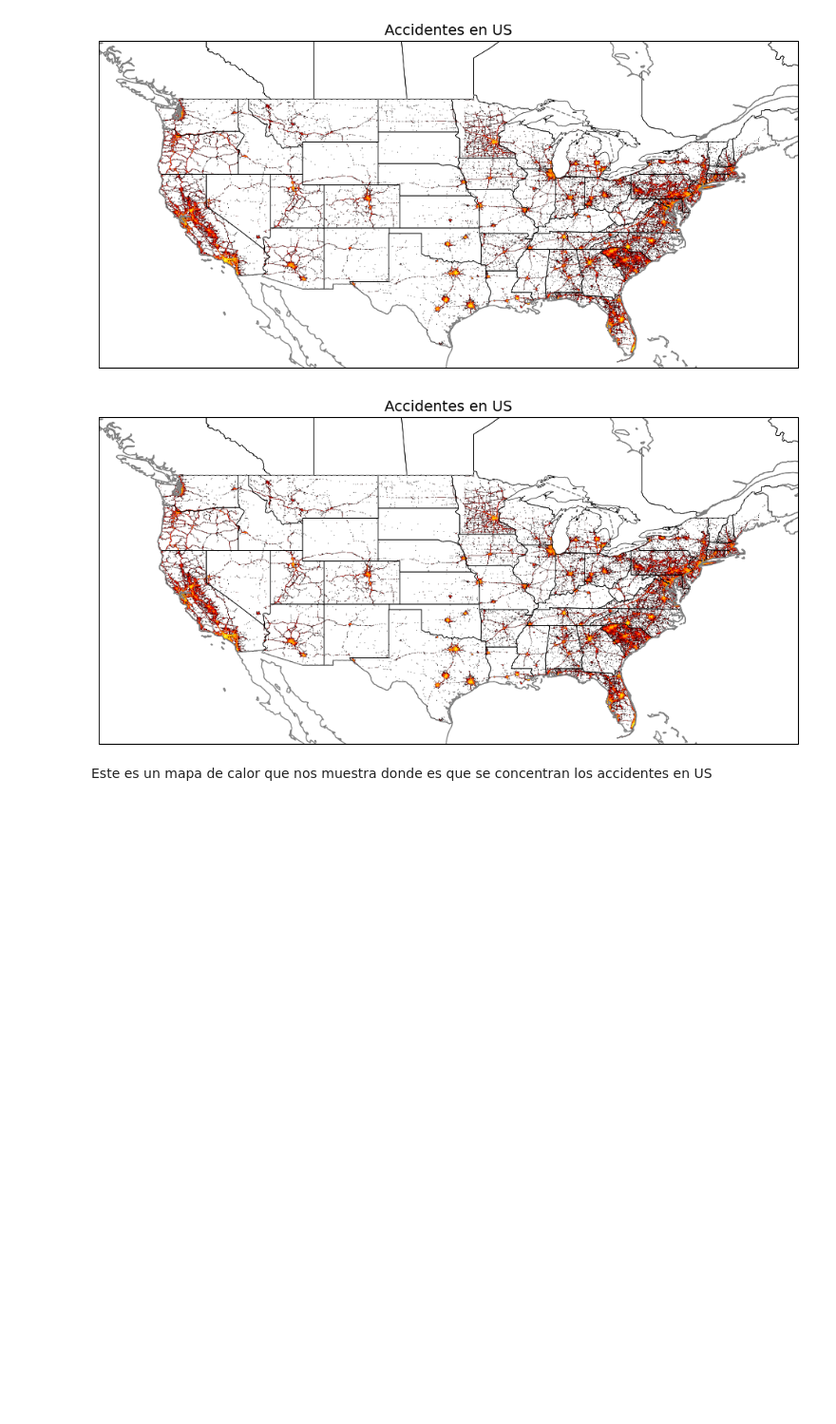
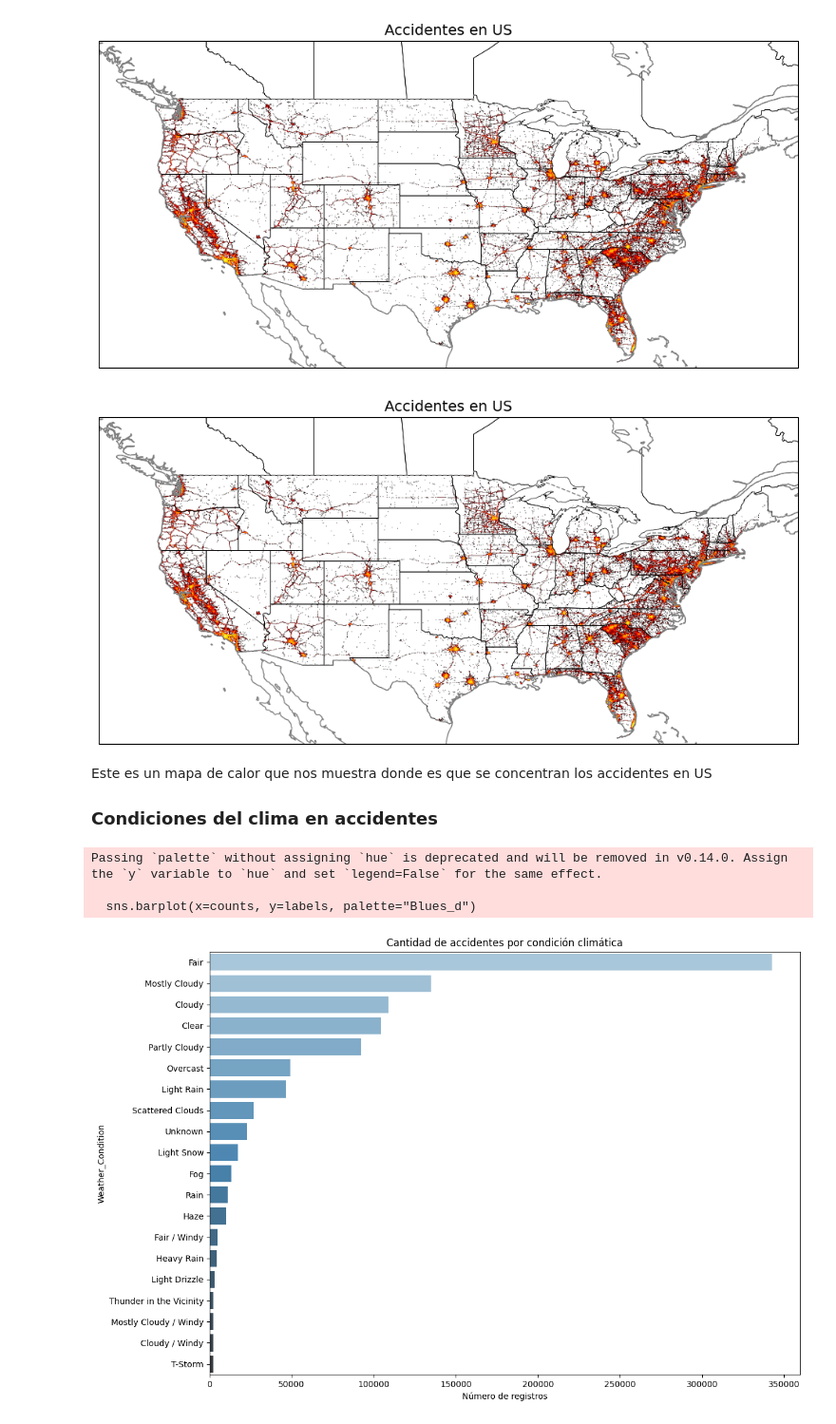
Before and after one commit to RKCbas/BigData-Apuntes, a Jupyter notebook: Proyecto Final/Proyecto Final.ipynb, the cells around one changed output. Shown at 95% size. Cells and saved outputs as stored; diff of their text form; code cells hidden in the pictures; blank space fills up the shorter version.

```diff
--- a/Proyecto Final/Proyecto Final.ipynb
+++ b/Proyecto Final/Proyecto Final.ipynb
@@ -311,7 +313,7 @@ Ahora que comprobamos que tenemos conexión con nuestro servidor vamos a cargar
 ### Cargar el mapping
 # %%
 try:
-    with ElasticSearchProvider(index="us-accidents_march23") as es:
+    with ElasticSearchProvider(index=index_name) as es:
 
         # Cargar el mapping desde el json
         mapping_file_path = "mapping.json"
@@ -395,8 +397,7 @@ from elasticsearch.helpers import BulkIndexError
 from elasticsearch import Elasticsearch, ConnectionError as ESConnectionError
 
 try:
-    index = "us-accidents_march23"  # Nombre del índice de ElasticSearch
-    host = "http://localhost:9200"  # URL del servidor de ElasticSearch
+    index = index_name  # Nombre del índice de ElasticSearch
     connection = Elasticsearch(
         host,
         max_retries=3,  # Número máximo de re-intentos
@@ -476,7 +477,7 @@ Ahora vamos a proceder con el análisis de datos para lo que vamos a acceder a n
 ### Cantidad de accidentes por estado
 # %%
 try:
-    with ElasticSearchProvider(index="us-accidents_march23") as es:
+    with ElasticSearchProvider(index=index_name) as es:
 
         response = es.search(
             query = {
@@ -544,9 +545,9 @@ from elasticsearch import Elasticsearch
 
 try:
 
-    with Elasticsearch("http://localhost:9200") as es:
+    with Elasticsearch(host) as es:
 
-        index_name = "us-accidents_march23"  # Nombre del índice de ElasticSearch
+        index_name = index_name  # Nombre del índice de ElasticSearch
 
         # Scroll para traer muchos documentos
         scroll_size = 5000
@@ -633,3 +634,53 @@ Map image saved as 'mapa_accidentes_usa.png'
 ![image.png](attachment:image.png)
 
 Este es un mapa de calor que nos muestra donde es que se concentran los accidentes en US
+
+### Condiciones del clima en accidentes
+# %%
+from elasticsearch import Elasticsearch
+
+try:
+
+    with Elasticsearch(host) as es:
+
+        index_name = index_name  # Nombre del índice de ElasticSearch
+
+        query = {
+            "size": 0,  # no necesitamos documentos, solo agregaciones
+            "aggs": {
+                "weather_conditions": {
+                    "terms": {
+                        "field": "Weather_Condition",
+                        "size": 20, # cantidad de tipos
+                        "order": {
+                            "_count": "desc"
+                        }
+                    }
+                }
+            }
+        }
+
+        response = es.search(index=index_name, body=query)
+
+        # Parsear resultados
+        weather_data = response['aggregations']['weather_conditions']['buckets']
+        labels = [bucket['key'] for bucket in weather_data]
+        counts = [bucket['doc_count'] for bucket in weather_data]
+
+        plt.figure(figsize=(12, 8))
+        sns.barplot(x=counts, y=labels, palette="Blues_d")
+
+        plt.title("Cantidad de accidentes por condición climática")
+        plt.xlabel("Número de registros")
+        plt.ylabel("Weather_Condition")
+        plt.tight_layout()
+        plt.show()
+
+
+except Exception as e:
+    print(f"an error occurred: {e}")
+# %% [output]
+Passing `palette` without assigning `hue` is deprecated and will be removed in v0.14.0. Assign the `y` variable to `hue` and set `legend=False` for the same effect.
+
+  sns.barplot(x=counts, y=labels, palette="Blues_d")
+[figure, added]
```
Also changed, not shown: parts of 23 cells of this notebook, 3 other files.
